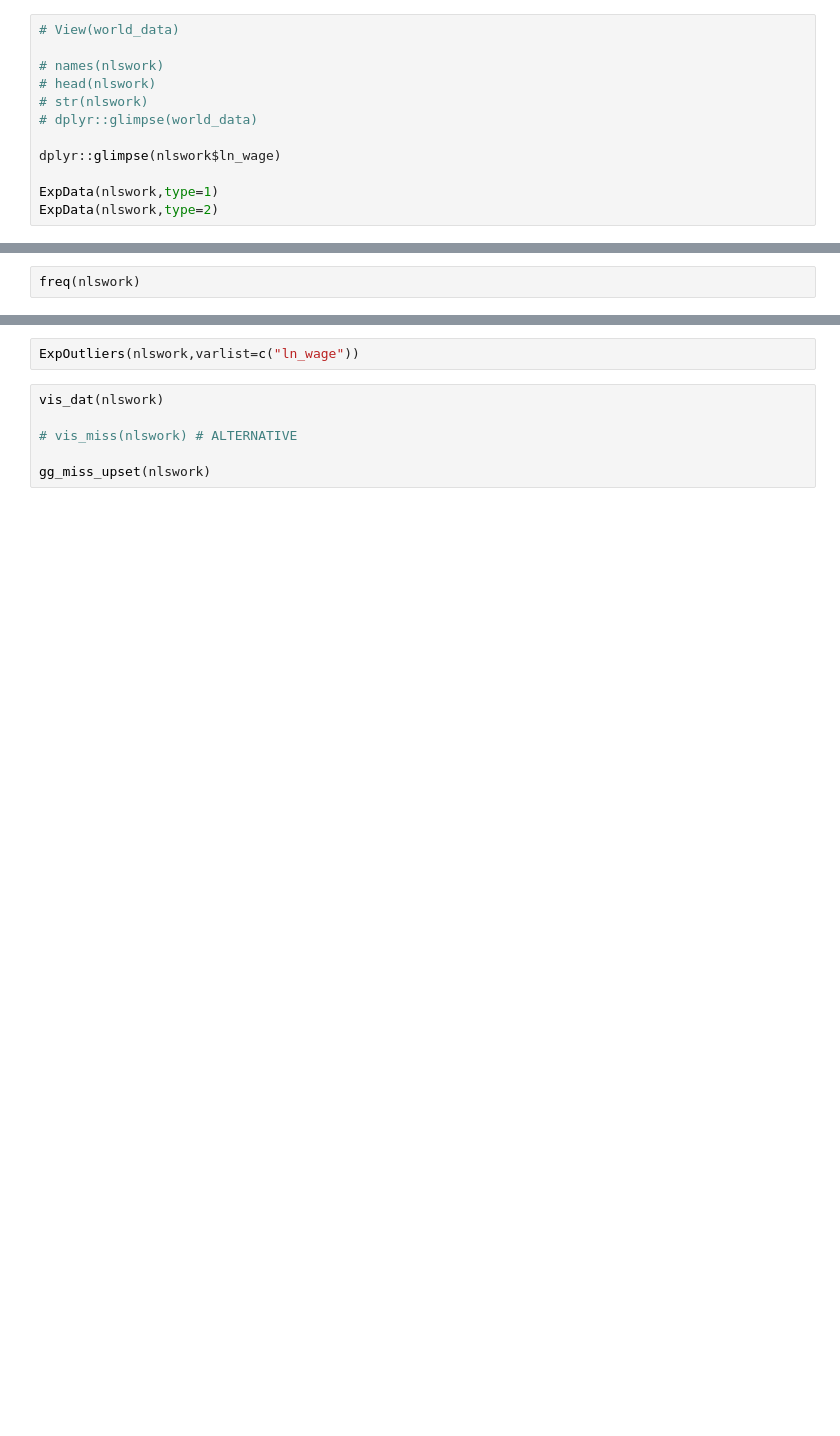
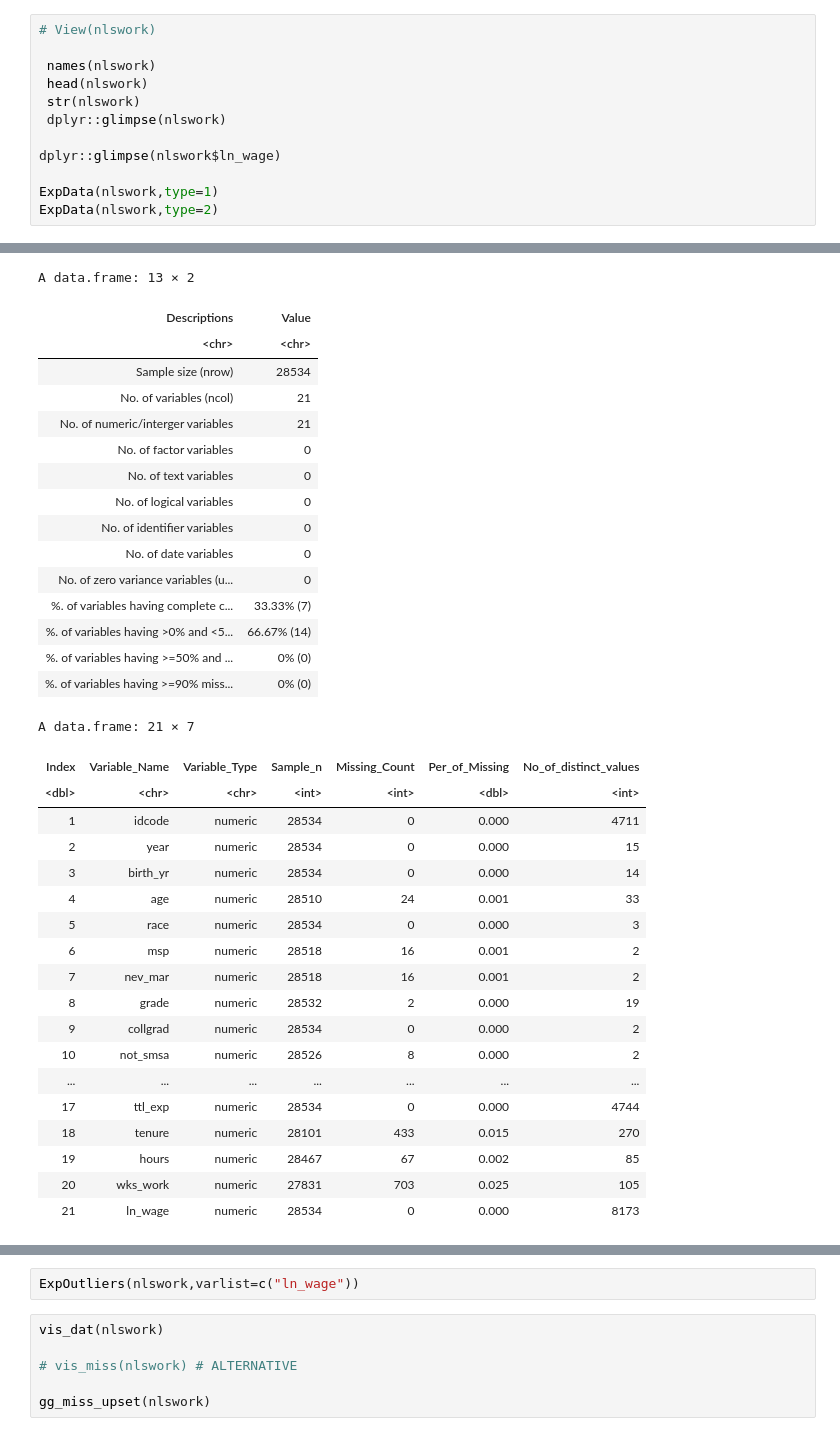
Before and after one commit to reisportela/R_Training, a Jupyter notebook: EDA/eda_R.ipynb, the cells around one changed output, grey strips where cells are left out. Cells and saved outputs as stored; diff of their text form; blank space fills up the shorter version.

```diff
--- a/EDA/eda_R.ipynb
+++ b/EDA/eda_R.ipynb
@@ -64,14 +70,15 @@ setwd('C:\\Users\\mangelo.EEG\\Documents\\GitHub\\BPLIM-Academy\\EDA')
 nlswork <- read_dta("nlswork.dta")
 attach(nlswork)
 # %%
-# View(world_data)
+# View(nlswork)
 
-# names(nlswork)
-# head(nlswork)
-# str(nlswork)
-# dplyr::glimpse(world_data)
+ names(nlswork)
+ head(nlswork)
+ str(nlswork)
+ dplyr::glimpse(nlswork)
 
 dplyr::glimpse(nlswork$ln_wage)
 
 ExpData(nlswork,type=1)
 ExpData(nlswork,type=2)
+# %% [output]
@@ -78,2 +115,35 @@ ExpData(nlswork,type=2)
+A data.frame: 13 × 2
+| Descriptions | Value |
+| <chr> | <chr> |
+| Sample size (nrow) | 28534 |
+| No. of variables (ncol) | 21 |
+| No. of numeric/interger variables | 21 |
+| No. of factor variables | 0 |
+| No. of text variables | 0 |
+| No. of logical variables | 0 |
+| No. of identifier variables | 0 |
+| No. of date variables | 0 |
+| No. of zero variance variables (u... | 0 |
+| %. of variables having complete c... | 33.33% (7) |
+| %. of variables having >0% and <5... | 66.67% (14) |
+| %. of variables having >=50% and ... | 0% (0) |
+| %. of variables having >=90% miss... | 0% (0) |
+A data.frame: 21 × 7
+| Index | Variable_Name | Variable_Type | Sample_n | Missing_Count | Per_of_Missing | No_of_distinct_values |
+| <dbl> | <chr> | <chr> | <int> | <int> | <dbl> | <int> |
+| 1 | idcode | numeric | 28534 | 0 | 0.000 | 4711 |
+| 2 | year | numeric | 28534 | 0 | 0.000 | 15 |
+| 3 | birth_yr | numeric | 28534 | 0 | 0.000 | 14 |
+| 4 | age | numeric | 28510 | 24 | 0.001 | 33 |
+| 5 | race | numeric | 28534 | 0 | 0.000 | 3 |
+| 6 | msp | numeric | 28518 | 16 | 0.001 | 2 |
+| 7 | nev_mar | numeric | 28518 | 16 | 0.001 | 2 |
+| 8 | grade | numeric | 28532 | 2 | 0.000 | 19 |
+| 9 | collgrad | numeric | 28534 | 0 | 0.000 | 2 |
+| 10 | not_smsa | numeric | 28526 | 8 | 0.000 | 2 |
+| ... | ... | ... | ... | ... | ... | ... |
+| 17 | ttl_exp | numeric | 28534 | 0 | 0.000 | 4744 |
+| 18 | tenure | numeric | 28101 | 433 | 0.015 | 270 |
+| 19 | hours | numeric | 28467 | 67 | 0.002 | 85 |
+| 20 | wks_work | numeric | 27831 | 703 | 0.025 | 105 |
+| 21 | ln_wage | numeric | 28534 | 0 | 0.000 | 8173 |
-# %%
-freq(nlswork)
```
Also changed, not shown: parts of 8 cells of this notebook, 15 other files.
